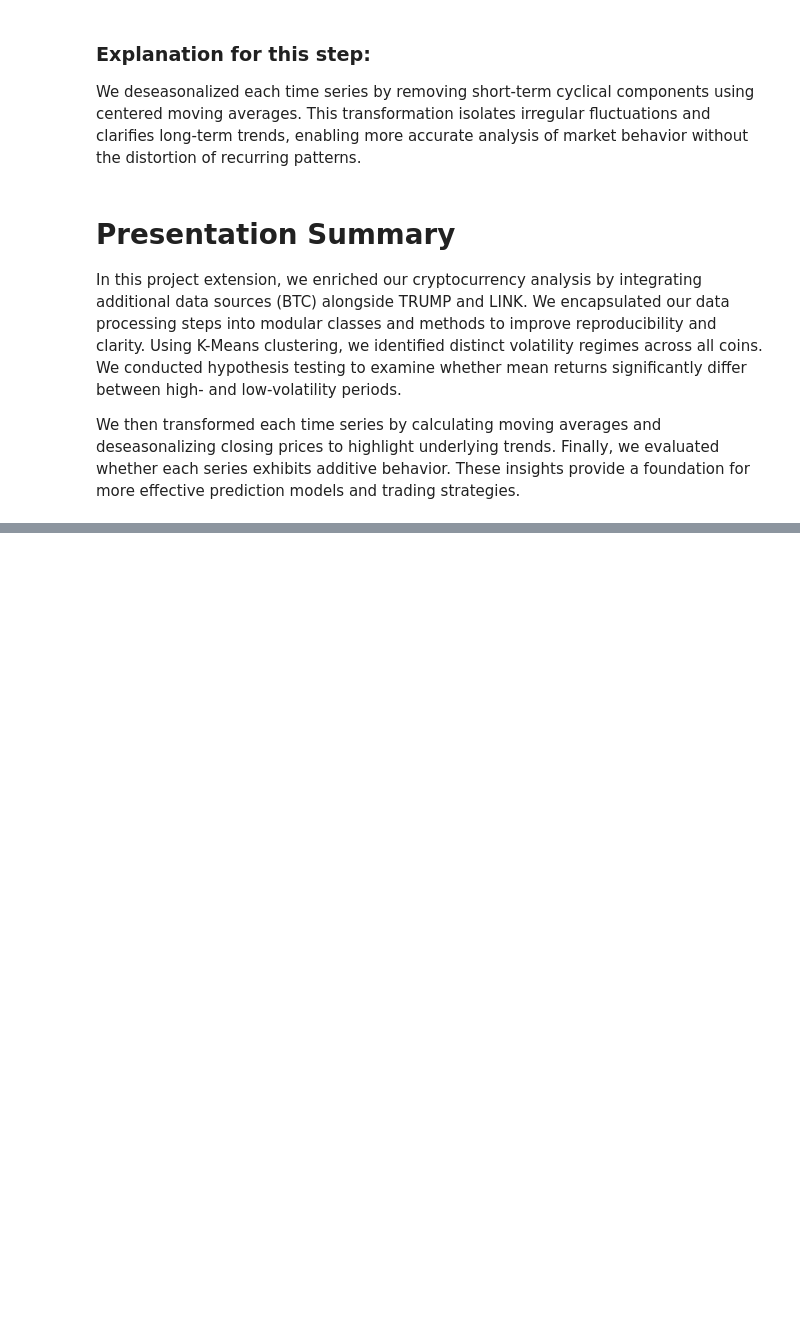
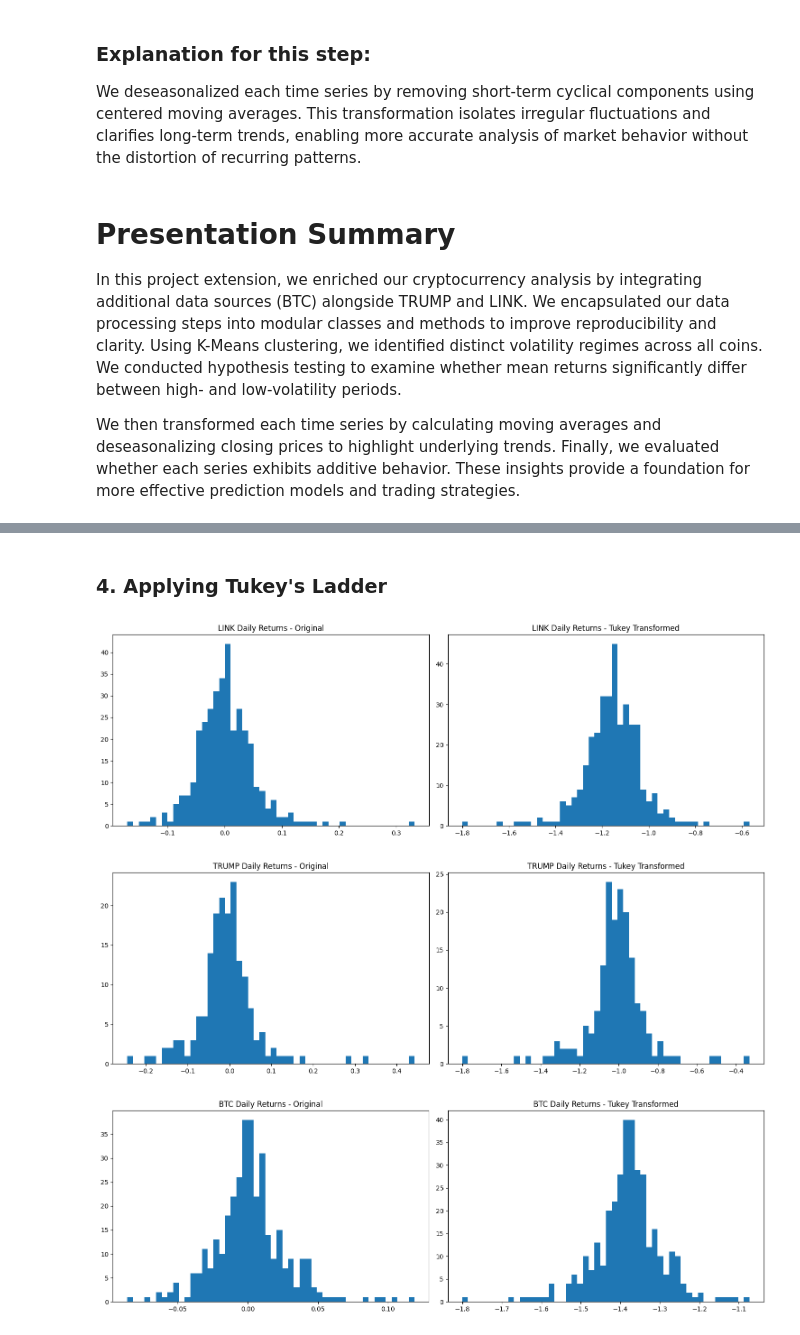
Before and after one commit to Eris-Leksi/-TRUMP-sentiment-analysis, a Jupyter notebook: script.ipynb, the cells around one changed output, grey strips where cells are left out. Drawn from its saved outputs; the diff is of its cells as text; code cells hidden in the pictures; blank space fills up the shorter version.

```diff
--- a/script.ipynb
+++ b/script.ipynb
@@ -579,0 +716,34 @@ We then transformed each time series by calculating moving averages and deseason
+# %% [markdown]
+### 4. Applying Tukey's Ladder
+# %%
+# Ensure daily_return exists for all coins in merged_data
+for coin in merged_data['coin_type'].unique():
+    mask = merged_data['coin_type'] == coin
+    merged_data.loc[mask, 'daily_return'] = merged_data.loc[mask, 'close'].pct_change()
+
+    def tukey_transform(data, lambda_value):
+        if lambda_value == 0:
+            return np.log(data)
+        else:
+            return (np.power(data, lambda_value) - 1) / lambda_value
+
+    lambda_values = [-2, -1, -0.5, 0, 0.5, 1, 2]
+
+    data_to_transform = merged_data.loc[mask, 'daily_return'].dropna()
+    transformed_data = tukey_transform(data_to_transform - data_to_transform.min() + 0.01, 0.5)
+
+    plt.figure(figsize=(15, 5))
+    plt.subplot(1, 2, 1)
+    plt.hist(data_to_transform, bins=50)
+    plt.title(f'{coin} Daily Returns - Original')
+
+    plt.subplot(1, 2, 2)
+    plt.hist(transformed_data, bins=50)
+    plt.title(f'{coin} Daily Returns - Tukey Transformed')
+
+    plt.tight_layout()
+    plt.show()
+# %% [output]
+[figure, added]
+[figure, added]
+[figure, added]
```
Also changed, not shown: parts of 31 cells of this notebook.
